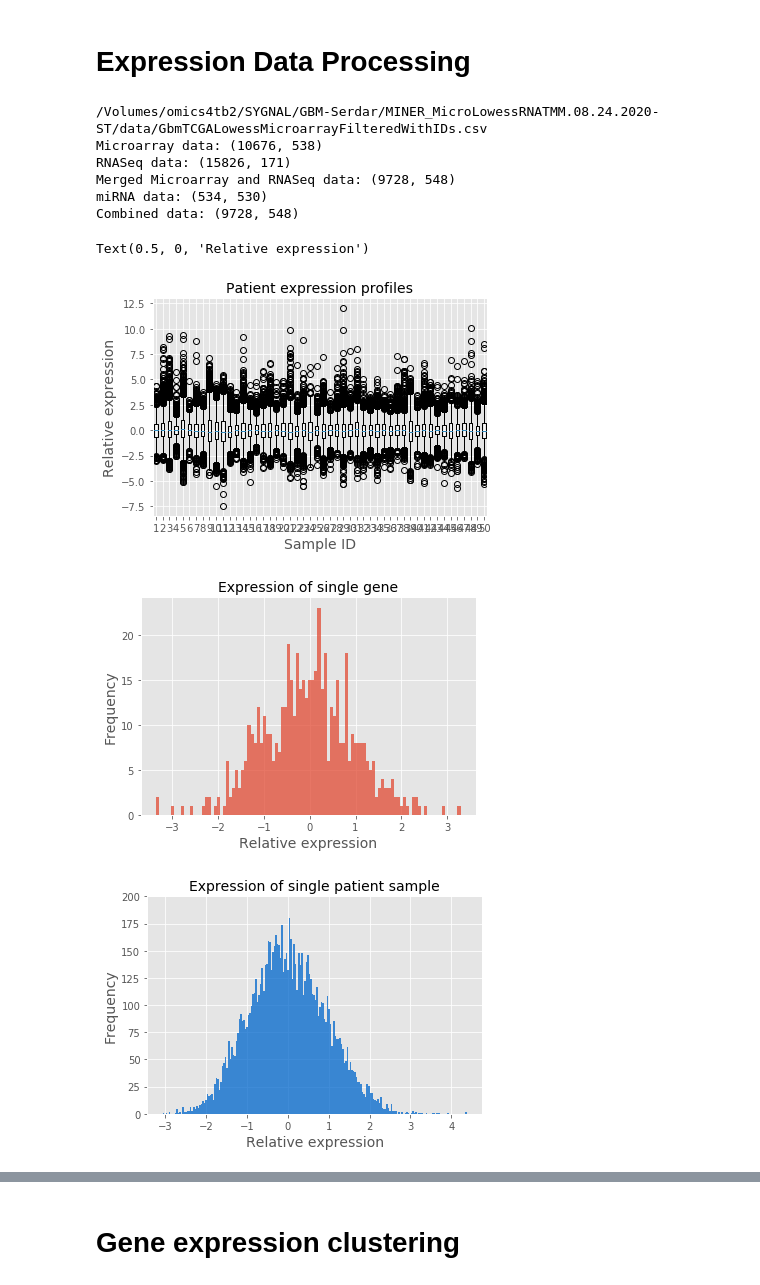
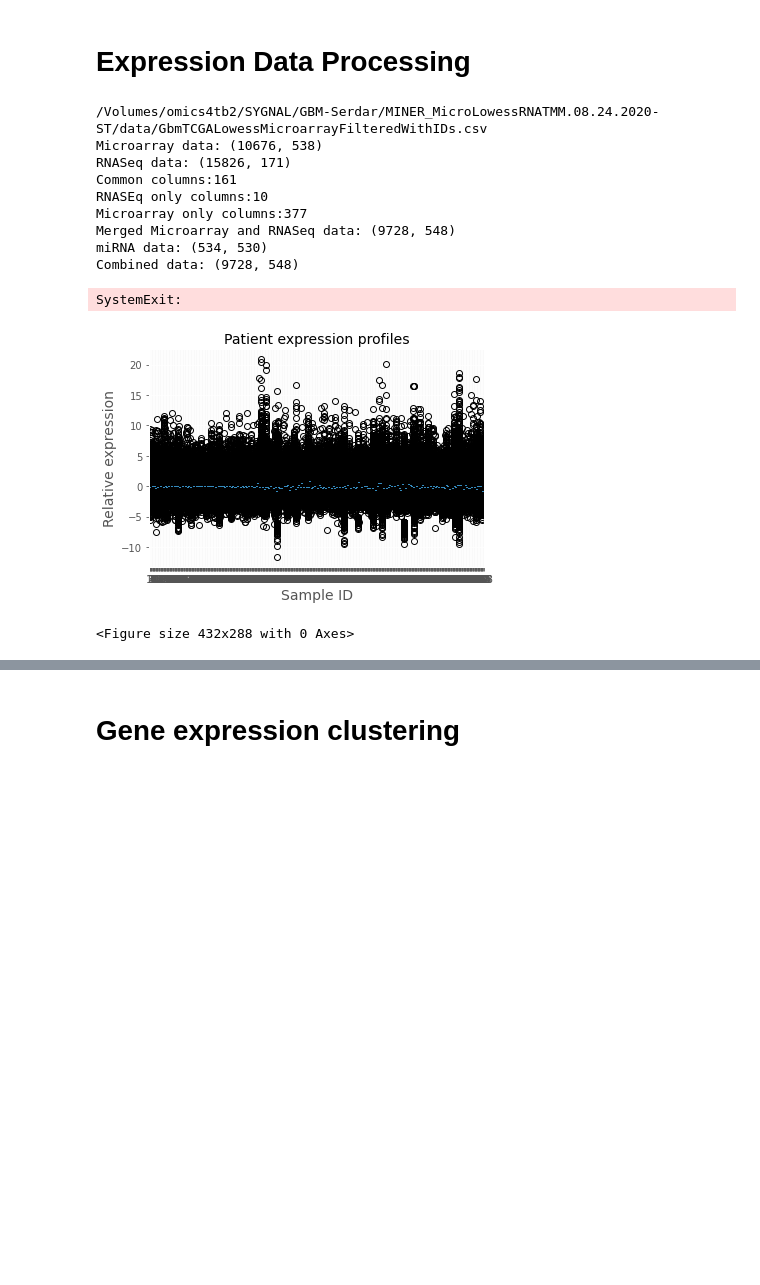
Before and after one commit to sturkarslan/GbmMINER, a Jupyter notebook: src/GbmTCGAMicrorrayRNA_MINER-ST.ipynb, the cells around one changed output, grey strips where cells are left out. Cells and saved outputs as stored; diff of their text form; code cells hidden in the pictures; blank space fills up the shorter version.

```diff
--- a/src/GbmTCGAMicrorrayRNA_MINER-ST.ipynb
+++ b/src/GbmTCGAMicrorrayRNA_MINER-ST.ipynb
@@ -66,6 +66,12 @@ cols_rna = set(expressionData2.columns)
 cols_common = list(cols_rna.intersection(cols_micro))
 cols_mrnaonly = list(cols_rna.difference(cols_micro))
 cols_microonly = list(cols_micro.difference(cols_rna))
+
+print("Common columns:" + str(len(cols_common)))
+print("RNASEq only columns:" + str(len(cols_mrnaonly)))
+print("Microarray only columns:" + str(len(cols_microonly)))
+#sys.exit()
+
 expressionData_rna = expressionData2[cols_mrnaonly+cols_common]
 expressionData_micro = expressionData1[cols_microonly]
 expressionData = pd.merge(expressionData_rna, expressionData_micro, left_index = True, right_index = True)
@@ -87,35 +93,40 @@ expressionData_FormiRNA = expressionData[cols_miRNAGeneExpCommon]
 expressionData_FormiRNA = pd.concat([expressionData_FormiRNA, expressionData_miRNA])
 expressionData_FormiRNA = miner.zscore(expressionData_FormiRNA)
 expressionData_FormiRNA.to_csv(resultsDirectory + '/data/GbmMicroRNAMergedmRNAMicroarraymiRNAZScoredData.csv')
 
 print("Combined data:", expressionData.shape)
 expressionData.head()
 
 ## Visualize the data
 individual_expression_data = [expressionData.iloc[:,i] for i in range(50)]
-_ = plt.boxplot(individual_expression_data)
+_ = plt.boxplot(expressionData)
 plt.title("Patient expression profiles",fontsize=14)
 plt.ylabel("Relative expression",fontsize=14)
 plt.xlabel("Sample ID",fontsize=14)
 plt.figure()
+
+sys.exit()
+
 _ = plt.hist(expressionData.iloc[0,:],bins=100,alpha=0.75)
 plt.title("Expression of single gene",fontsize=14)
 plt.ylabel("Frequency",fontsize=14)
 plt.xlabel("Relative expression",fontsize=14)
 plt.figure()
 _ = plt.hist(expressionData.iloc[:,0],bins=200,color=[0,0.4,0.8],alpha=0.75)
 plt.ylim(0,200)
 plt.title("Expression of single patient sample",fontsize=14)
 plt.ylabel("Frequency",fontsize=14)
 plt.xlabel("Relative expression",fontsize=14)
 # %% [output]
 /Volumes/omics4tb2/SYGNAL/GBM-Serdar/MINER_MicroLowessRNATMM.08.24.2020-ST/data/GbmTCGALowessMicroarrayFilteredWithIDs.csv
 Microarray data: (10676, 538)
 RNASeq data: (15826, 171)
+Common columns:161
+RNASEq only columns:10
+Microarray only columns:377
 Merged Microarray and RNASeq data: (9728, 548)
 miRNA data: (534, 530)
 Combined data: (9728, 548)
-Text(0.5, 0, 'Relative expression')
+SystemExit:
-[figure, old version]
+[figure, new version]
-[figure, removed]
-[figure, removed]
+<Figure size 432x288 with 0 Axes>
```
Also changed, not shown: parts of 22 cells of this notebook, 39 other files.
